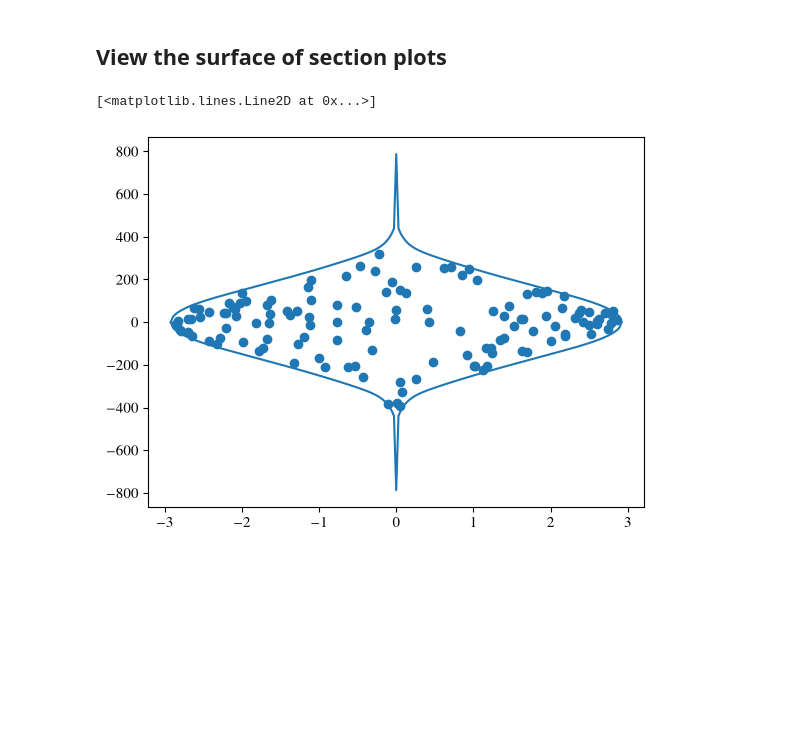
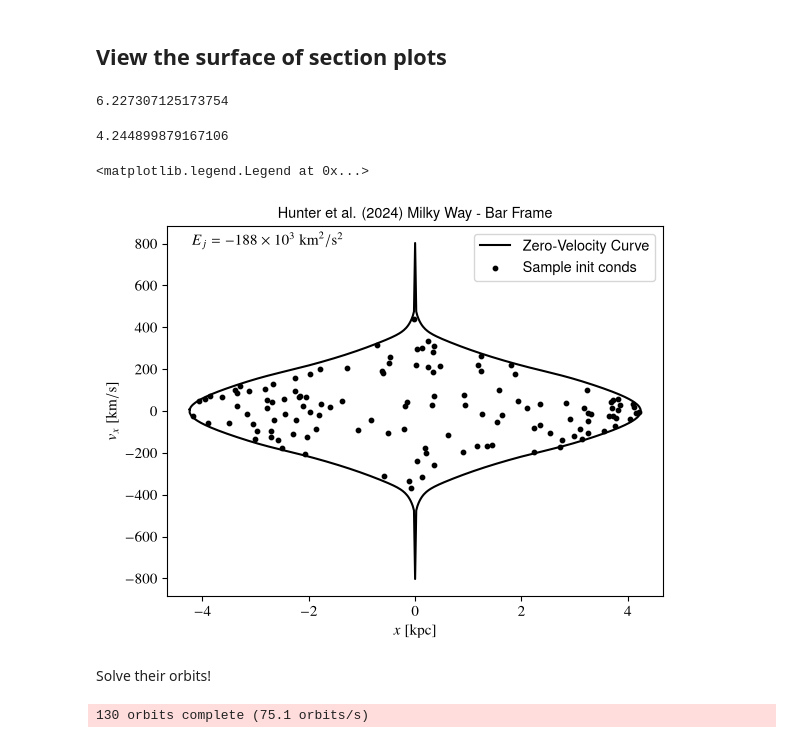
Before and after one commit to salvatore-ferrone/bar-dynamics, a Jupyter notebook: pedagogy/bar_supporting_orbits.ipynb, the cells around one changed output. Cells and saved outputs as stored; diff of their text form; code cells hidden in the pictures; blank space fills up the shorter version.

Commit message:
solved orbits basics

```diff
--- a/pedagogy/bar_supporting_orbits.ipynb
+++ b/pedagogy/bar_supporting_orbits.ipynb
@@ -260,6 +259,7 @@ phalo = agama.Potential(**EINASTO)
 # %% [markdown]
 ignore the spiral arms for now, it's too much
 # %%
+omega = 37.5
 ptot = agama.Potential(pbar1,
                        pbar2,
                        pbar3,
@@ -465,7 +497,9 @@ for i in range(1,len(my_xs)):
 # %%
-fx = lambda x: force_eff(ptot, omega, np.array([[x, 0., 0.]]))[0, 0]
-fy = lambda y: force_eff(ptot, omega, np.array([[0., y, 0.]]))[0, 1]
 xL1 = optimize.brentq(fx, 3, 12)      # bracket needs a sign change
 yL4 = optimize.brentq(fy, 3, 12)      # bracket needs a sign change
 EL1=pot_eff(ptot,omega,np.array([xL1,0,0]))
 EL4=pot_eff(ptot,omega,np.array([0,yL4,0]))
+E0 =pot_eff(ptot,omega,np.array([0,0,0]))
+print(xL1)
+# %% [output]
+6.227307125173754
@@ -497,13 +506,30 @@ def sample_initial_condition(potential,omega,Ej,norbits=50,seed=10):
+# %%
+# pick jacobii energy and find the critical values
+Ej = (49/50) * (EL1-E0) + E0
+x_zvc=optimize.brenth(x_max_EJ,.2,xL1,args=(Ej ,ptot,omega))
+print(x_zvc)
+x_trace = np.linspace(-(1-1e-3)*x_zvc,(1-1e-3)*x_zvc,401)
+vx_max = zero_velocity_curve(x_trace, ptot, omega, Ej)
+# sample the initial conditions radonmly
+initial_conditions = sample_initial_conditions_planar(ptot,omega,Ej,seed=107,norbits=130)
+# get the envelope for the plot
+envlope_x = np.concatenate((x_trace,x_trace[::-1], [x_trace[0]]))
+envlope_vx = np.concatenate((vx_max,-vx_max[::-1], [vx_max[0]]))
+# %% [output]
+4.244899879167106
 # %%
-initial_conditions = sample_initial_condition(ptot,omega,Ej,seed=19,norbits=130)
-x_trace = np.linspace(-x_zvc,x_zvc,201)
-vx_max = xdot_zvc(x_trace,ptot,omega,Ej)
-envlope_x = np.concatenate((x_trace,x_trace[::-1], [x_trace[0]]))
-envlope_vx = np.concatenate((vx_max,-vx_max[::-1], [vx_max[0]]))
-
 fig,axis=plt.subplots(1,1)
-axis.scatter(initial_conditions[:,0],initial_conditions[:,2])
-axis.plot(envlope_x,envlope_vx)
+axis.plot(envlope_x,envlope_vx,color="k",label="Zero-Velocity Curve")
+axis.text(0.05,0.95,s=r"$E_j={{{:.0f}}}\times10^3~\rm{{km}}^2/\rm{{s}}^2$".format(Ej/1e3),transform=axis.transAxes)
+axis.scatter(initial_conditions[:,0],initial_conditions[:,3],s=10,c="k", label="Sample init conds")
+axis.set(ylabel=r"$v_x~[\rm{km}/\rm{s}]$",xlabel=r"$x~[\rm{kpc}]$",title="Hunter et al. (2024) Milky Way - Bar Frame")
+axis.legend()
 # %% [output]
-[<matplotlib.lines.Line2D at 0x...>]
+<matplotlib.legend.Legend at 0x...>
-[figure, old version]
+[figure, new version]
+# %% [markdown]
+Solve their orbits!
+# %%
+timestamps,orbits=agama.orbit(ic=initial_conditions,potential=ptot,Omega=omega,time=2,trajsize=int(1e3),separateTime=True)
+# %% [output]
+130 orbits complete (75.1 orbits/s)
```
Also changed, not shown: parts of 6 cells of this notebook.
